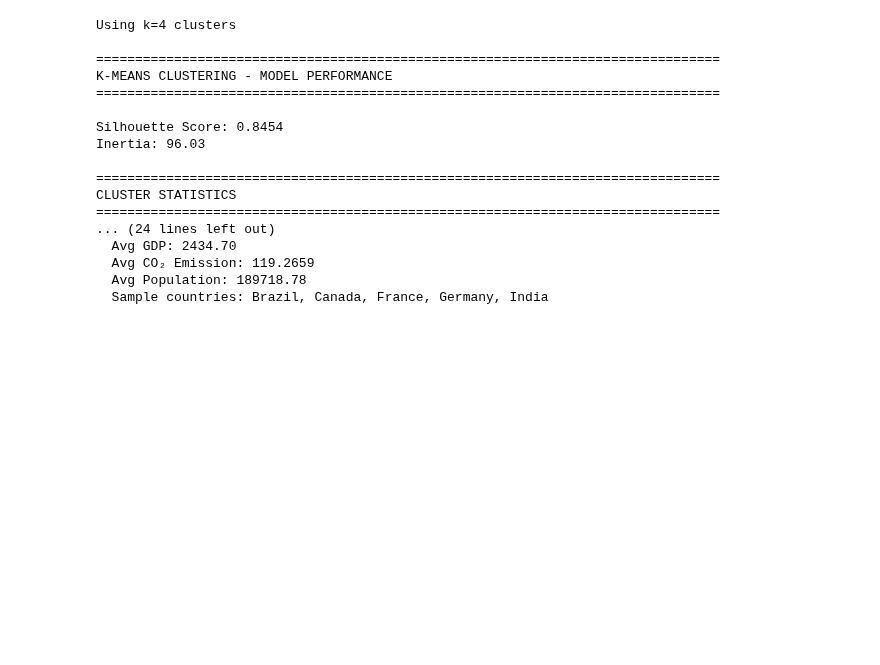
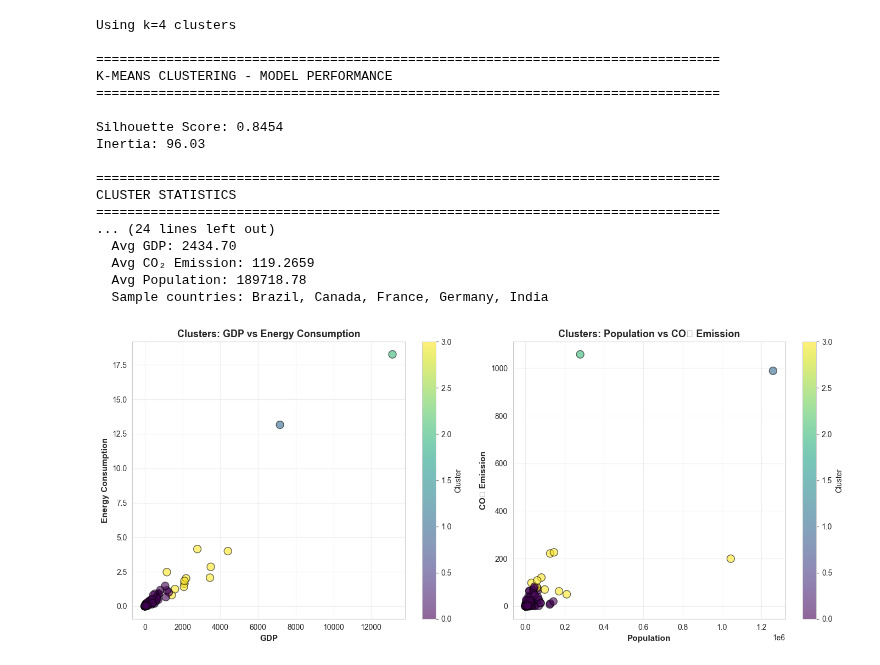
Before and after one commit to enjoy15/Energy-Consumption-CO2-Emissions-Analysis, a Jupyter notebook: jupyter_notebooks/05_machine_learning_models.ipynb, the cells around one changed output. Saved outputs shown, nothing was run; the diff lists cells and outputs as text; code cells hidden in the pictures; blank space fills up the shorter version.

Commit message:
Visualise clusters

```diff
--- a/jupyter_notebooks/05_machine_learning_models.ipynb
+++ b/jupyter_notebooks/05_machine_learning_models.ipynb
@@ -327,3 +327,30 @@ CLUSTER STATISTICS
   Avg CO₂ Emission: 119.2659
   Avg Population: 189718.78
   Sample countries: Brazil, Canada, France, Germany, India
+# %%
+# Visualise clusters
+fig, axes = plt.subplots(1, 2, figsize=(14, 6))
+
+# Energy Consumption vs GDP
+scatter1 = axes[0].scatter(cluster_df['GDP'], cluster_df['Energy_consumption'],
+                           c=cluster_df['Cluster'], cmap='viridis', s=100,
+                           alpha=0.6, edgecolors='black', linewidth=1)
+axes[0].set_xlabel('GDP', fontsize=11, fontweight='bold')
+axes[0].set_ylabel('Energy Consumption', fontsize=11, fontweight='bold')
+axes[0].set_title('Clusters: GDP vs Energy Consumption', fontsize=13, fontweight='bold')
+axes[0].grid(True, alpha=0.3)
+plt.colorbar(scatter1, ax=axes[0], label='Cluster')
+
+# CO2 Emission vs Population
+scatter2 = axes[1].scatter(cluster_df['Population'], cluster_df['CO2_emission'],
+                           c=cluster_df['Cluster'], cmap='viridis', s=100,
+                           alpha=0.6, edgecolors='black', linewidth=1)
+axes[1].set_xlabel('Population', fontsize=11, fontweight='bold')
+axes[1].set_ylabel('CO₂ Emission', fontsize=11, fontweight='bold')
+axes[1].set_title('Clusters: Population vs CO₂ Emission', fontsize=13, fontweight='bold')
+axes[1].grid(True, alpha=0.3)
+plt.colorbar(scatter2, ax=axes[1], label='Cluster')
+
+plt.tight_layout()
+# %% [output]
+[figure, added]
```
